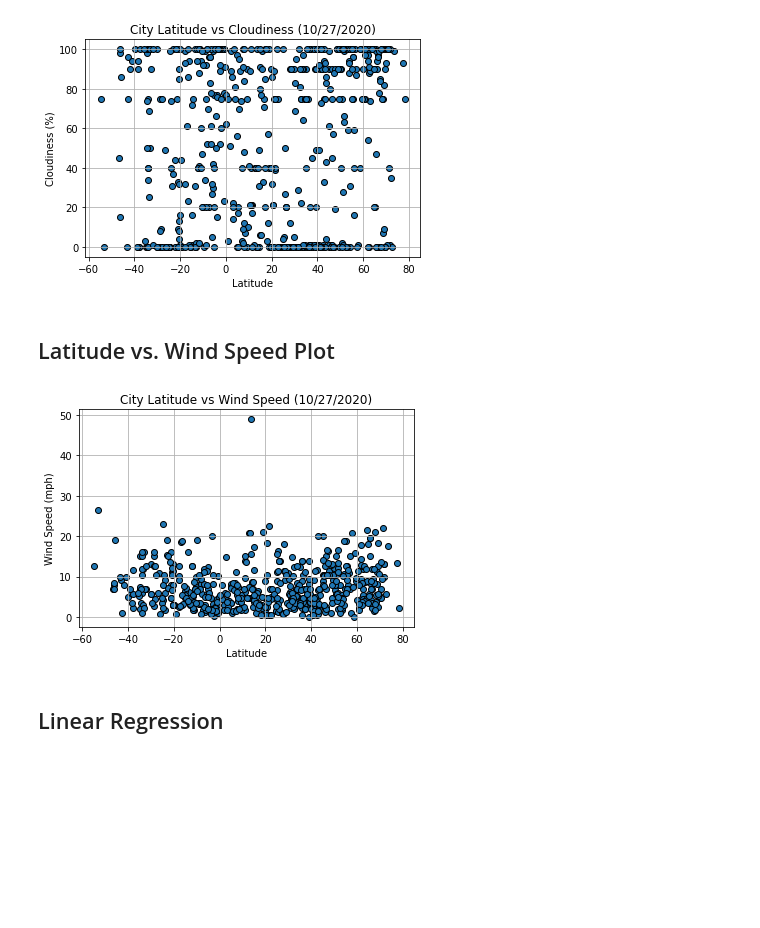
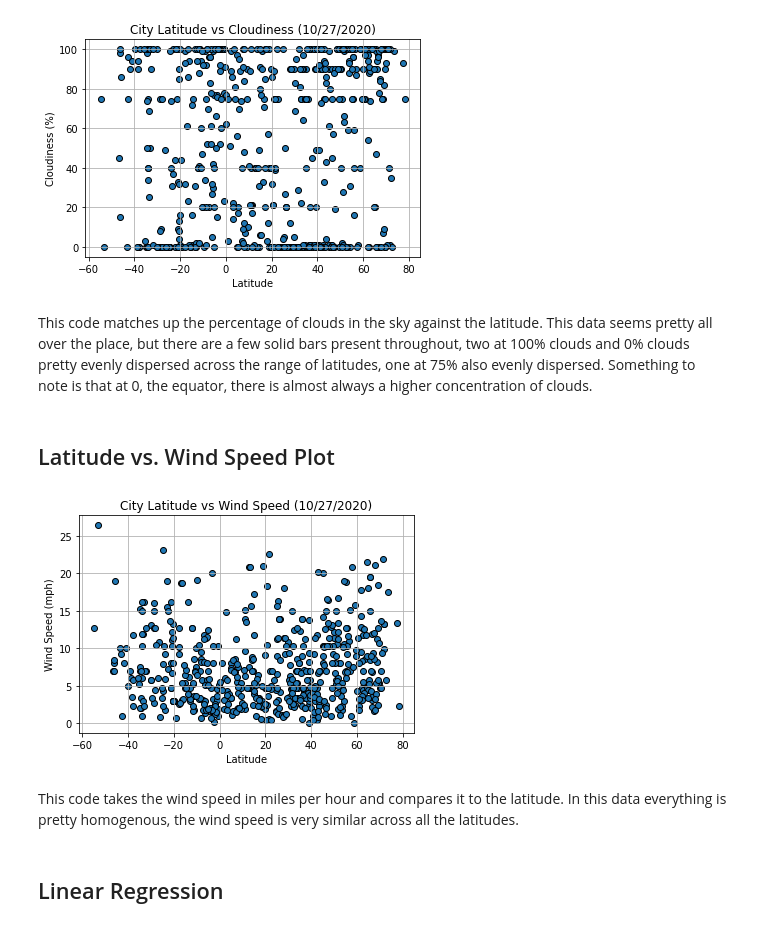
Before and after one commit to Blashford/Python-api-challenge, a Jupyter notebook: Weatherpy.ipynb, the cells around one changed output. Saved outputs shown, nothing was run; the diff lists cells and outputs as text; code cells hidden in the pictures; blank space fills up the shorter version.

```diff
--- a/Weatherpy.ipynb
+++ b/Weatherpy.ipynb
@@ -259,21 +263,27 @@ plt.grid()
 plt.savefig('Images/fig3.png')
 # %% [output]
 [figure]
+# %% [markdown]
+This code matches up the percentage of clouds in the sky against the latitude. This data seems pretty all over the place, but there are a few solid bars present throughout, two at 100% clouds and 0% clouds pretty evenly dispersed across the range of latitudes, one at 75% also evenly dispersed. Something to note is that at 0, the equator, there is almost always a higher concentration of clouds.
 # %% [markdown]
 ## Latitude vs. Wind Speed Plot
 # %%
-# Grab the wind speed
-windy = city_df['Wind Speed']
+# Grab the wind speed, there is one clear outlier, so we can get rid of that to clean up our data
+clean = city_df.loc[city_df['Wind Speed'] < 40,:]
+windy = clean['Wind Speed']
+cleanlat = clean['Lat']
 
 # and plot
-plt.scatter(lat, windy, edgecolors = 'black')
+plt.scatter(cleanlat, windy, edgecolors = 'black')
 plt.xlabel('Latitude')
 plt.ylabel('Wind Speed (mph)')
 plt.title('City Latitude vs Wind Speed (10/27/2020)')
 plt.grid()
 plt.savefig('Images/fig4.png')
 # %% [output]
-[figure, old version]
+[figure, new version]
+# %% [markdown]
+This code takes the wind speed in miles per hour and compares it to the latitude. In this data everything is pretty homogenous, the wind speed is very similar across all the latitudes.
 # %% [markdown]
 ## Linear Regression
 # %%
```
Also changed, not shown: parts of 9 cells of this notebook, 2 other files.
